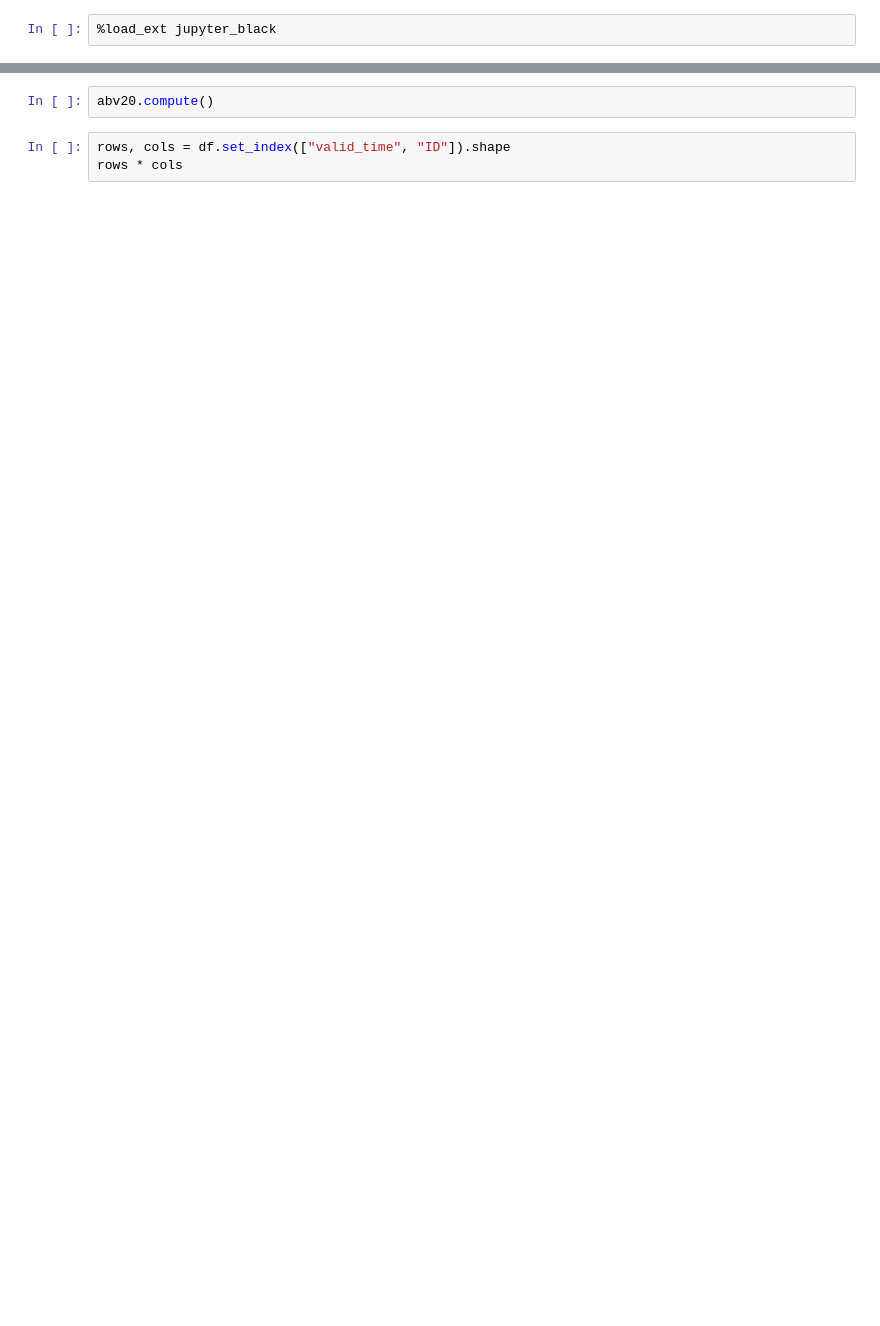
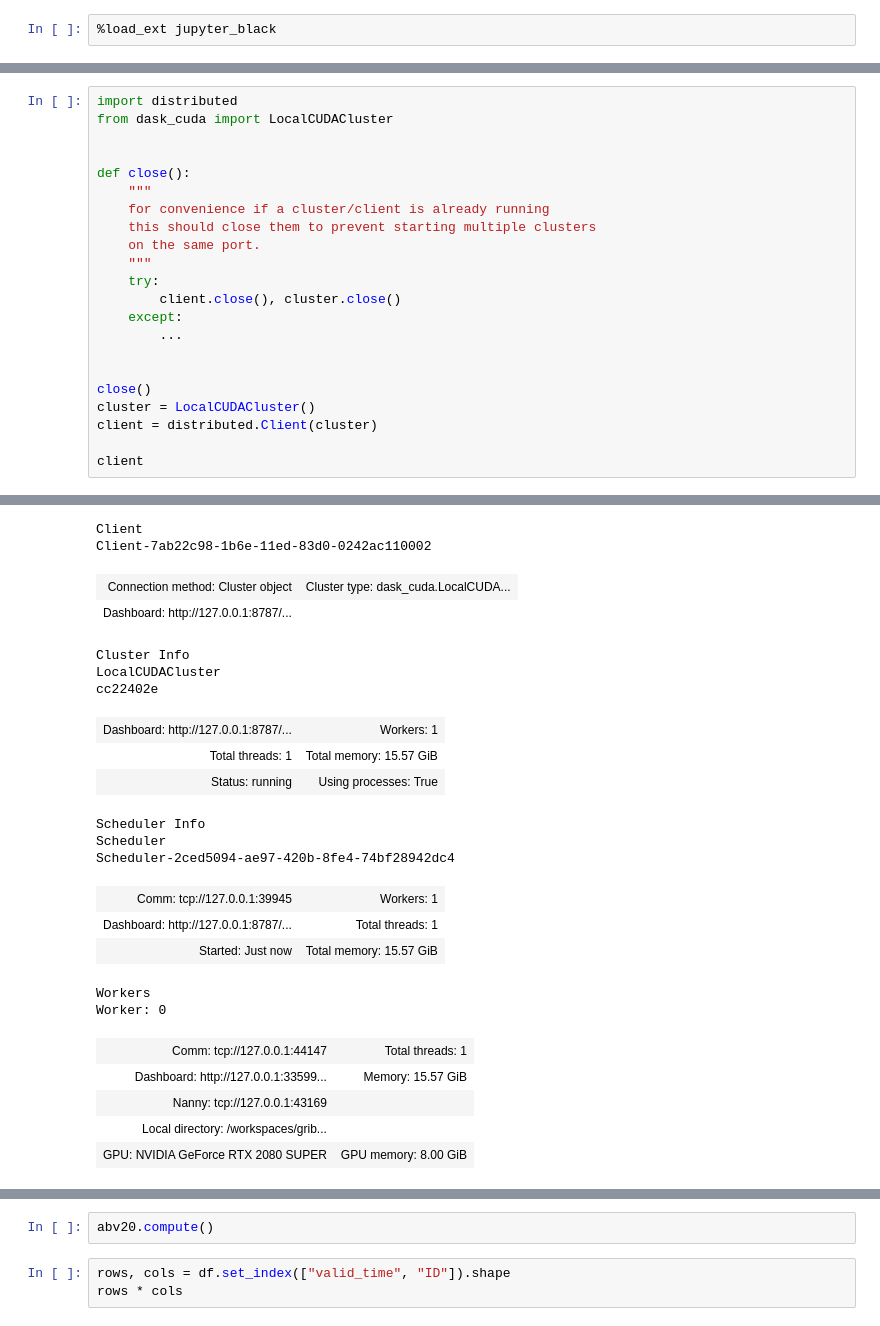
Before and after one commit to leaver2000/griblib, a Jupyter notebook: notebooks/probsevere/2.1-xfer-dask.ipynb, the cells around one changed output, grey strips where cells are left out. Drawn from its saved outputs; the diff is of its cells as text; blank space fills up the shorter version.

```diff
--- a/notebooks/probsevere/2.1-xfer-dask.ipynb
+++ b/notebooks/probsevere/2.1-xfer-dask.ipynb
@@ -78,0 +50,23 @@ Dask Name: try_loc, 341872 tasks
+# %%
+import distributed
+from dask_cuda import LocalCUDACluster
+
+
+def close():
+    """
+    for convenience if a cluster/client is already running
+    this should close them to prevent starting multiple clusters
+    on the same port.
+    """
+    try:
+        client.close(), cluster.close()
+    except:
+        ...
+
+
+close()
+cluster = LocalCUDACluster()
+client = distributed.Client(cluster)
+
+client
+# %% [output]
@@ -78,0 +74,23 @@ Dask Name: try_loc, 341872 tasks
+Client
+Client-7ab22c98-1b6e-11ed-83d0-0242ac110002
+| Connection method: Cluster object | Cluster type: dask_cuda.LocalCUDA... |
+| Dashboard: http://127.0.0.1:8787/... |  |
+Cluster Info
+LocalCUDACluster
+cc22402e
+| Dashboard: http://127.0.0.1:8787/... | Workers: 1 |
+| Total threads: 1 | Total memory: 15.57 GiB |
+| Status: running | Using processes: True |
+Scheduler Info
+Scheduler
+Scheduler-2ced5094-ae97-420b-8fe4-74bf28942dc4
+| Comm: tcp://127.0.0.1:39945 | Workers: 1 |
+| Dashboard: http://127.0.0.1:8787/... | Total threads: 1 |
+| Started: Just now | Total memory: 15.57 GiB |
+Workers
+Worker: 0
+| Comm: tcp://127.0.0.1:44147 | Total threads: 1 |
+| Dashboard: http://127.0.0.1:33599... | Memory: 15.57 GiB |
+| Nanny: tcp://127.0.0.1:43169 |  |
+| Local directory: /workspaces/grib... |  |
+| GPU: NVIDIA GeForce RTX 2080 SUPER | GPU memory: 8.00 GiB |
```
Also changed, not shown: parts of 14 cells of this notebook, 4 other files.
